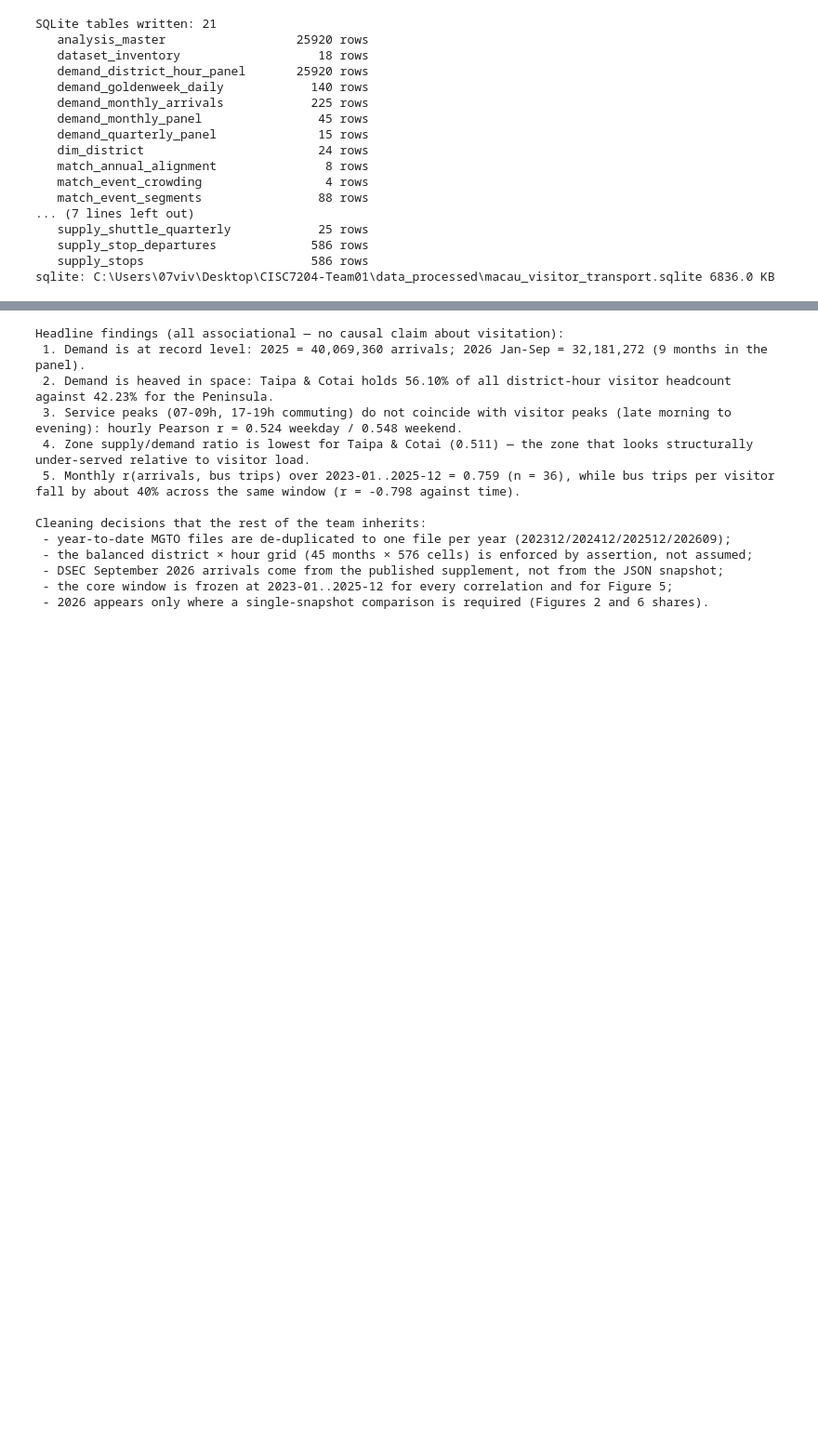
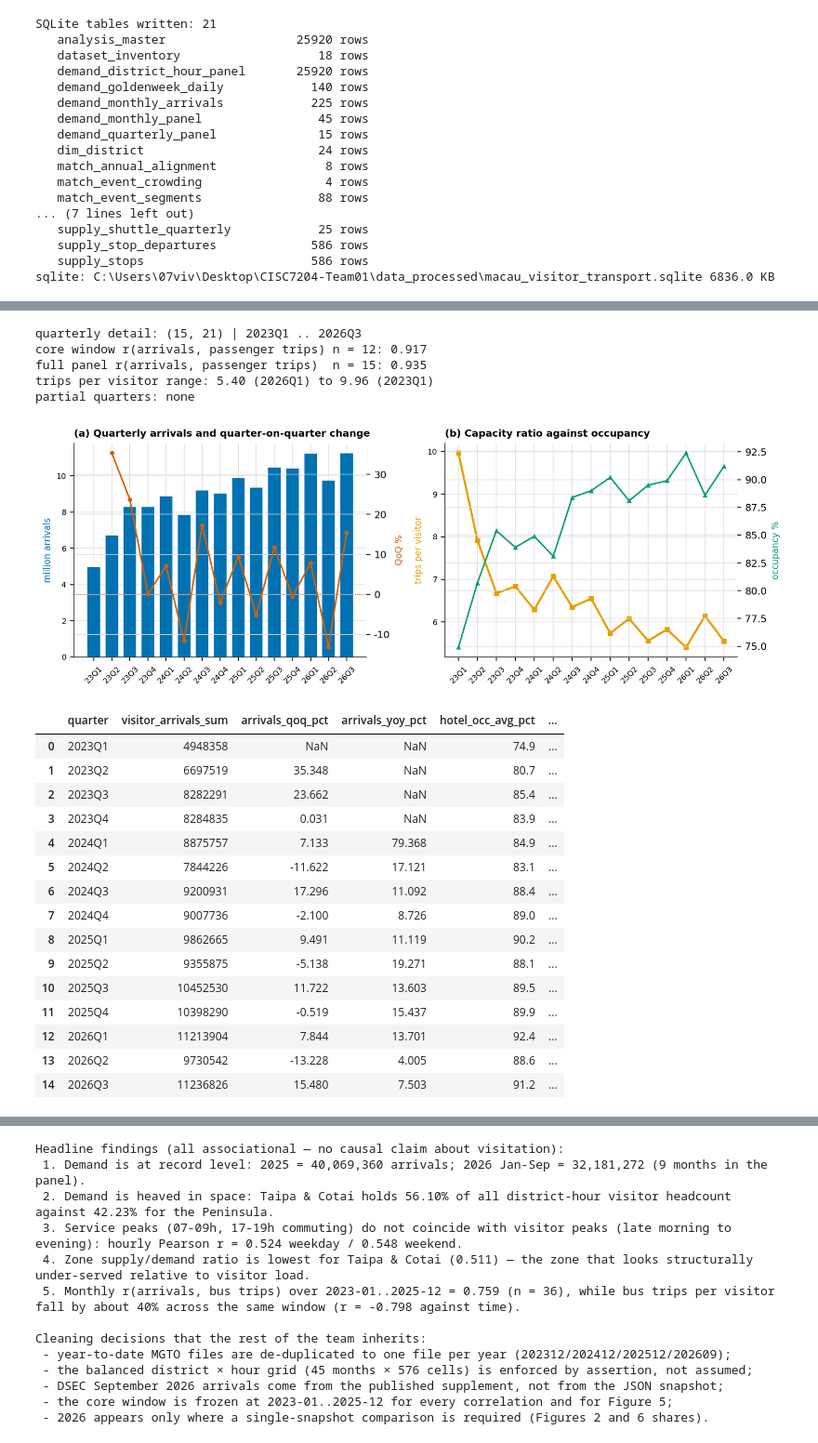
Before and after one commit to FongChinWai-Vivi/CISC7204-ClassE-Team01-2026GitHub, a Jupyter notebook: notebooks/cisc7204_pipeline_M3_vivi.ipynb, the cells around one changed output, grey strips where cells are left out. Shown at 93% size. Cells and saved outputs as stored; diff of their text form; code cells hidden in the pictures; blank space fills up the shorter version.

```diff
--- a/notebooks/cisc7204_pipeline_M3_vivi.ipynb
+++ b/notebooks/cisc7204_pipeline_M3_vivi.ipynb
@@ -1588,0 +1787,70 @@ display(man)
+# %%
+# ---------------------------------------------------------------- 14.2 quarterly detail
+q = pd.read_csv(os.path.join(PROC, "quarterly_detail_2023Q1_2026Q3.csv"))
+assert len(q) == 15
+win_q = q[q["quarter"] <= "2025Q4"]
+print("quarterly detail:", q.shape, "|", q["quarter"].iloc[0], "..", q["quarter"].iloc[-1])
+print(f"core window r(arrivals, passenger trips) n = 12: "
+      f"{np.corrcoef(win_q['visitor_arrivals_sum'], win_q['bus_monthly_trips_sum'])[0, 1]:.3f}")
+print(f"full panel r(arrivals, passenger trips)  n = 15: "
+      f"{np.corrcoef(q['visitor_arrivals_sum'], q['bus_monthly_trips_sum'])[0, 1]:.3f}")
+print(f"trips per visitor range: {q['bus_trips_per_arrival'].min():.2f} ({q.loc[q['bus_trips_per_arrival'].idxmin(), 'quarter']}) "
+      f"to {q['bus_trips_per_arrival'].max():.2f} ({q.loc[q['bus_trips_per_arrival'].idxmax(), 'quarter']})")
+print("partial quarters:", q.loc[q["partial"] == "partial", "quarter"].tolist() or "none")
+
+fig, axes = plt.subplots(1, 2, figsize=(9.6, 3.5))
+xq = np.arange(len(q))
+qlab = [qq[2:] for qq in q["quarter"]]  # 2023Q1 -> 23Q1
+ax = axes[0]
+ax.bar(xq, q["visitor_arrivals_sum"] / 1e6, color=[C["sky"] if p == "partial" else C["blue"] for p in q["partial"]],
+       width=0.7)
+ax.set_ylabel("million arrivals", fontsize=8, color=C["blue"])
+ax.set_title("(a) Quarterly arrivals and quarter-on-quarter change", fontsize=9, loc="left")
+ax.set_xticks(xq); ax.set_xticklabels(qlab, fontsize=7, rotation=45)
+ax2 = ax.twinx()
+ax2.plot(xq, q["arrivals_qoq_pct"], color=C["red"], lw=1.4, marker="o", ms=3)
+ax2.axhline(0, color=C["red"], lw=0.7, ls=":")
+ax2.set_ylabel("QoQ %", fontsize=8, color=C["red"])
+
+ax = axes[1]
+ax.plot(xq, q["bus_trips_per_arrival"], color=C["orange"], lw=1.9, marker="s", ms=3.4, label="trips per visitor")
+ax.set_ylabel("trips per visitor", fontsize=8, color=C["orange"])
+ax.set_title("(b) Capacity ratio against occupancy", fontsize=9, loc="left")
+ax.set_xticks(xq); ax.set_xticklabels(qlab, fontsize=7, rotation=45)
+ax3 = ax.twinx()
+ax3.plot(xq, q["hotel_occ_avg_pct"], color=C["green"], lw=1.4, marker="^", ms=3.2, label="occupancy %")
+ax3.set_ylabel("occupancy %", fontsize=8, color=C["green"])
+
+for ax in axes:
+    ax.tick_params(labelsize=7)
+    ax.grid(axis="y", color="0.9", lw=0.7)
+    ax.set_axisbelow(True)
+fig.tight_layout()
+fig.savefig(os.path.join(FIGD, "fig9_quarterly_evolution.png"), dpi=200, bbox_inches="tight")
+plt.show()
+
+display(q[["quarter", "visitor_arrivals_sum", "arrivals_qoq_pct", "arrivals_yoy_pct", "hotel_occ_avg_pct",
+           "bus_trips_per_arrival", "trips_per_arrival_qoq_pct", "district_hits_per_arrival"]].round(3))
+# %% [output]
+quarterly detail: (15, 21) | 2023Q1 .. 2026Q3
+core window r(arrivals, passenger trips) n = 12: 0.917
+full panel r(arrivals, passenger trips)  n = 15: 0.935
+trips per visitor range: 5.40 (2026Q1) to 9.96 (2023Q1)
+partial quarters: none
+[figure, added]
+|  | quarter | visitor_arrivals_sum | arrivals_qoq_pct | arrivals_yoy_pct | hotel_occ_avg_pct | ... |
+| 0 | 2023Q1 | 4948358 | NaN | NaN | 74.9 | ... |
+| 1 | 2023Q2 | 6697519 | 35.348 | NaN | 80.7 | ... |
+| 2 | 2023Q3 | 8282291 | 23.662 | NaN | 85.4 | ... |
+| 3 | 2023Q4 | 8284835 | 0.031 | NaN | 83.9 | ... |
+| 4 | 2024Q1 | 8875757 | 7.133 | 79.368 | 84.9 | ... |
+| 5 | 2024Q2 | 7844226 | -11.622 | 17.121 | 83.1 | ... |
+| 6 | 2024Q3 | 9200931 | 17.296 | 11.092 | 88.4 | ... |
+| 7 | 2024Q4 | 9007736 | -2.100 | 8.726 | 89.0 | ... |
+| 8 | 2025Q1 | 9862665 | 9.491 | 11.119 | 90.2 | ... |
+| 9 | 2025Q2 | 9355875 | -5.138 | 19.271 | 88.1 | ... |
+| 10 | 2025Q3 | 10452530 | 11.722 | 13.603 | 89.5 | ... |
+| 11 | 2025Q4 | 10398290 | -0.519 | 15.437 | 89.9 | ... |
+| 12 | 2026Q1 | 11213904 | 7.844 | 13.701 | 92.4 | ... |
+| 13 | 2026Q2 | 9730542 | -13.228 | 4.005 | 88.6 | ... |
+| 14 | 2026Q3 | 11236826 | 15.480 | 7.503 | 91.2 | ... |
```
Also changed, not shown: parts of 21 cells of this notebook, 26 other files.
